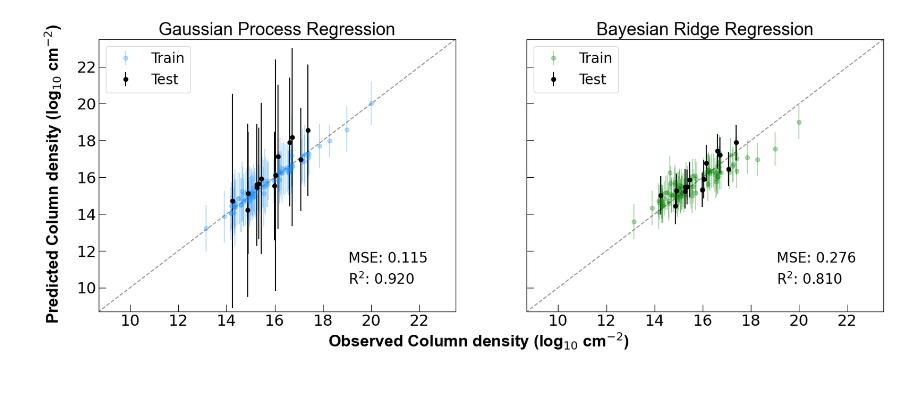
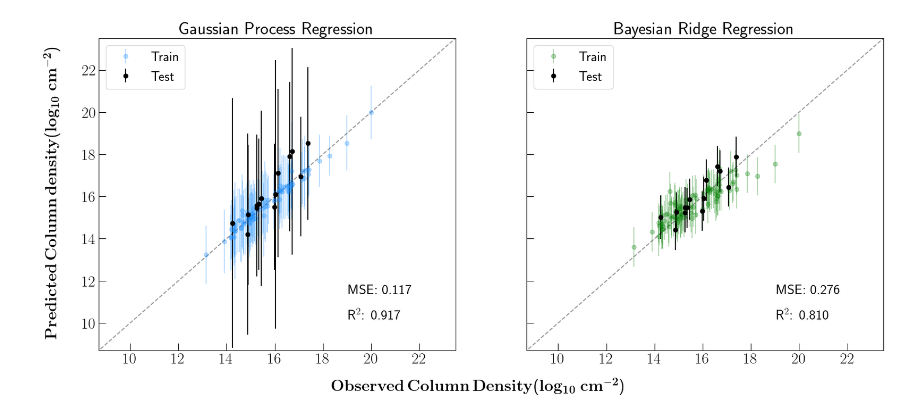
Before and after one commit to zfried/IRAS_ML_Predictions, a Jupyter notebook: regression_graphs/get_prediction_graphs.ipynb, the cells around one changed output. Drawn from its saved outputs; the diff is of its cells as text; code cells hidden in the pictures; blank space fills up the shorter version.

```diff
--- a/regression_graphs/get_prediction_graphs.ipynb
+++ b/regression_graphs/get_prediction_graphs.ipynb
@@ -1,6 +1,7 @@
 # %%
 #importing required modules
-
+!pip install latex
+import latex
 from pathlib import Path
 from tempfile import NamedTemporaryFile
 import fileinput
@@ -34,3 +35,10 @@ import itertools
 import random
 import scipy
 import pickle
+import latex
+import matplotlib as mpl
+mpl.rcParams.update(mpl.rcParamsDefault)
+mpl.rcParams['text.usetex'] = True
+plt.rcParams.update({
+    "text.usetex": True,
+})
@@ -277,13 +294,14 @@ is shown as Figure 2 in the paper.
 
 '''
 
+plt.rc('text', usetex=True)
 
 hfont = {'fontname':'Arial'}
 
 labelFont = 20
 titleFont = 25
 
-GPR_paramSet = (0.1, 10, 10, 0.1, 0, 10)
+GPR_paramSet = (0.1, 10, 10, 0.1, 0, 12)
 
 BR_paramSet = (1e-10, 1e-06, 1e-10, 100, 100, 0.1)
 
@@ -298,7 +316,7 @@ X_train_scaled, y_train_boot, X_test_scaled, y_test_boot, X_train, y_train, X_te
 GPR_y_train, GPR_train_pred, GPR_y_test, GPR_test_pred, mse_GPR, r2_GPR, GPR_testSD, GPR_trainSD, GPR_testMSE = runPredictionsGPR(GPR_model, X_train_scaled, y_train_boot, X_test_scaled, y_test_boot, X_train, y_train, X_test, y_test, X_tot_scaled, y_tot)
 BR_y_train, BR_train_pred, BR_y_test, BR_test_pred, mse_BR, r2_BR, BR_testSD, BR_trainSD, BR_testMSE = runPredictionsBR(BR_model, X_train_scaled, y_train_boot, X_test_scaled, y_test_boot, X_train, y_train, X_test, y_test, X_tot_scaled, y_tot)
 
-fig, axes =  plt.subplots(1, 2, figsize=(20,7), sharey = True)
+fig, axes =  plt.subplots(1, 2, figsize=(20,8), sharey = True)
 
 
 #Plot Gaussian Process Regression scatterplots
@@ -311,33 +329,34 @@ axes[0].set_xlim(8.7,23.5)
 axes[0].set_ylim(8.7,23.5)
 axes[0].set_xticks([10, 12, 14, 16, 18, 20, 22])
 axes[0].plot(np.arange(5,30), np.arange(5, 30), ls="--", alpha=0.4, color="k")
 axes[0].text(0.7, 0.18, f"MSE: {mse_GPR:.3f}", transform=axes[0].transAxes, fontsize = labelFont)
 axes[0].text(0.7, 0.1, f"R$^2$: {r2_GPR:.3f}", transform=axes[0].transAxes, fontsize = labelFont)
 axes[0].legend(fontsize = 20)
 axes[0].tick_params(axis="x", direction="in", labelsize=22, length=10, labeltop = False)
 axes[0].tick_params(axis="y", direction="in", labelsize=22, length=10, labeltop = False)
 
 
 # Plot Bayesian Ridge Regression scatterplots
 axes[1].errorbar(BR_y_train, BR_train_pred, yerr = BR_trainSD, fmt="o", c='green', label='Train', alpha = 0.3)
 axes[1].errorbar(BR_y_test, BR_test_pred, yerr = BR_testSD, fmt="o", c='#010101', label='Test')
 axes[1].set_title('Bayesian Ridge Regression', **hfont, fontsize = titleFont)
 axes[1].plot(np.arange(5,30), np.arange(5, 30), ls="--", alpha=0.4, color="k")
 #13.7, 20
 axes[1].tick_params(axis='x', labelsize=15)
 axes[1].tick_params(axis='y', labelsize=15)
 axes[1].set_xlim(8.7,23.5)
 axes[1].set_ylim(8.7,23.5)
 axes[1].set_xticks([10, 12, 14, 16, 18, 20, 22])
 axes[1].text(0.7, 0.18, f"MSE: {mse_BR:.3f}", transform=axes[1].transAxes, fontsize = labelFont)
 axes[1].text(0.7, 0.1, f"R$^2$: {r2_BR:.3f}", transform=axes[1].transAxes, fontsize = labelFont)
 axes[1].legend(fontsize = 20)
 axes[1].tick_params(axis="x", direction="in", labelsize=22, length=10, labeltop = False)
 axes[1].tick_params(axis="y", direction="in", labelsize=22, length=10, labeltop = False)
 
 
-fig.text(0.5, 0.01, 'Observed Column density (log$_{10}$ cm$^{-2}$)', ha='center', **hfont, fontsize = 23, fontweight = "bold")
-fig.text(0.07, 0.5, 'Predicted Column density (log$_{10}$ cm$^{-2}$)', va='center', rotation='vertical', **hfont, fontsize = 23, fontweight = "bold")
+fig.text(0.5, 0.01, r'${\bf Observed\,Column\,Density}$'+'('+r'${\bf log_{10}\ cm^{-2}}$'+')', ha='center', **hfont, fontsize = 23, fontweight = "bold")
+fig.text(0.07, 0.5, r'${\bf Predicted\,Column\,density}$'+'('+r'${\bf log_{10}\ cm^{-2}}$'+')', va='center', rotation='vertical', **hfont, fontsize = 23, fontweight = "bold")
+
 plt.show()
 # %% [output]
-[figure, old version]
+[figure, new version]
```
Also changed, not shown: parts of 1 cell of this notebook.
